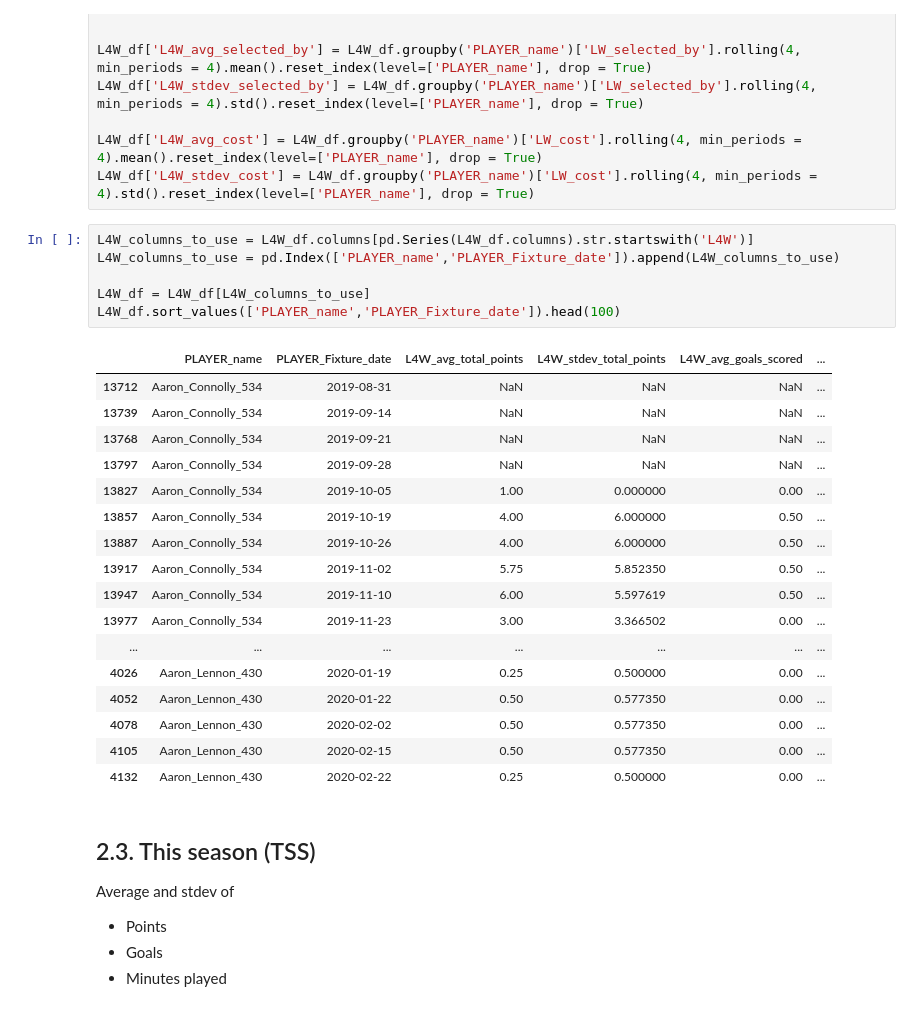
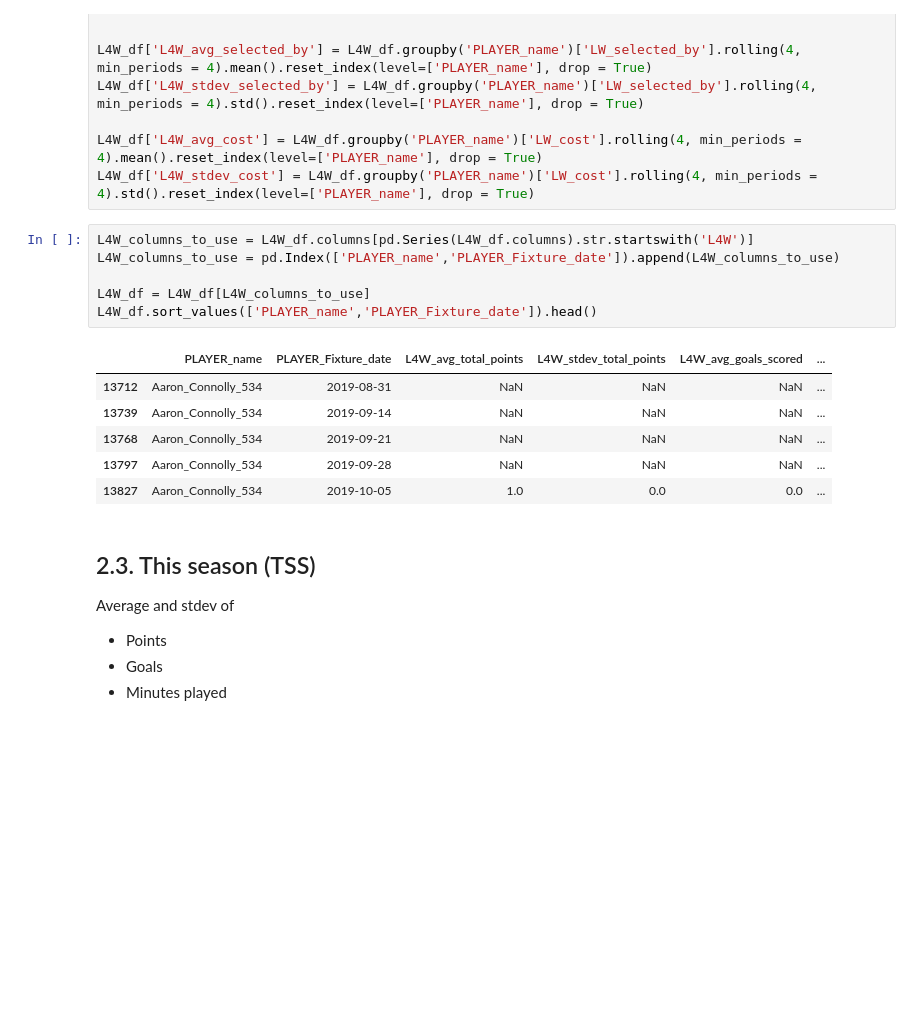
Before and after one commit to calumthompson/Cals-Fantasy-football, a Jupyter notebook: Feature selection.ipynb, the cells around one changed output. Drawn from its saved outputs; the diff is of its cells as text; blank space fills up the shorter version.

```diff
--- a/Feature selection.ipynb
+++ b/Feature selection.ipynb
@@ -406,27 +406,16 @@ L4W_df['L4W_stdev_cost'] = L4W_df.groupby('PLAYER_name')['LW_cost'].rolling(4, m
 # %%
 L4W_columns_to_use = L4W_df.columns[pd.Series(L4W_df.columns).str.startswith('L4W')]
 L4W_columns_to_use = pd.Index(['PLAYER_name','PLAYER_Fixture_date']).append(L4W_columns_to_use)
 
 L4W_df = L4W_df[L4W_columns_to_use]
-L4W_df.sort_values(['PLAYER_name','PLAYER_Fixture_date']).head(100)
+L4W_df.sort_values(['PLAYER_name','PLAYER_Fixture_date']).head()
 # %% [output]
 |  | PLAYER_name | PLAYER_Fixture_date | L4W_avg_total_points | L4W_stdev_total_points | L4W_avg_goals_scored | ... |
 | 13712 | Aaron_Connolly_534 | 2019-08-31 | NaN | NaN | NaN | ... |
 | 13739 | Aaron_Connolly_534 | 2019-09-14 | NaN | NaN | NaN | ... |
 | 13768 | Aaron_Connolly_534 | 2019-09-21 | NaN | NaN | NaN | ... |
 | 13797 | Aaron_Connolly_534 | 2019-09-28 | NaN | NaN | NaN | ... |
-| 13827 | Aaron_Connolly_534 | 2019-10-05 | 1.00 | 0.000000 | 0.00 | ... |
-| 13857 | Aaron_Connolly_534 | 2019-10-19 | 4.00 | 6.000000 | 0.50 | ... |
-| 13887 | Aaron_Connolly_534 | 2019-10-26 | 4.00 | 6.000000 | 0.50 | ... |
-| 13917 | Aaron_Connolly_534 | 2019-11-02 | 5.75 | 5.852350 | 0.50 | ... |
-| 13947 | Aaron_Connolly_534 | 2019-11-10 | 6.00 | 5.597619 | 0.50 | ... |
-| 13977 | Aaron_Connolly_534 | 2019-11-23 | 3.00 | 3.366502 | 0.00 | ... |
-| ... | ... | ... | ... | ... | ... | ... |
-| 4026 | Aaron_Lennon_430 | 2020-01-19 | 0.25 | 0.500000 | 0.00 | ... |
-| 4052 | Aaron_Lennon_430 | 2020-01-22 | 0.50 | 0.577350 | 0.00 | ... |
-| 4078 | Aaron_Lennon_430 | 2020-02-02 | 0.50 | 0.577350 | 0.00 | ... |
-| 4105 | Aaron_Lennon_430 | 2020-02-15 | 0.50 | 0.577350 | 0.00 | ... |
-| 4132 | Aaron_Lennon_430 | 2020-02-22 | 0.25 | 0.500000 | 0.00 | ... |
+| 13827 | Aaron_Connolly_534 | 2019-10-05 | 1.0 | 0.0 | 0.0 | ... |
 # %% [markdown]
 ## 2.3. This season (TSS)
 
```
Also changed, not shown: parts of 21 cells of this notebook, 3 other files.
